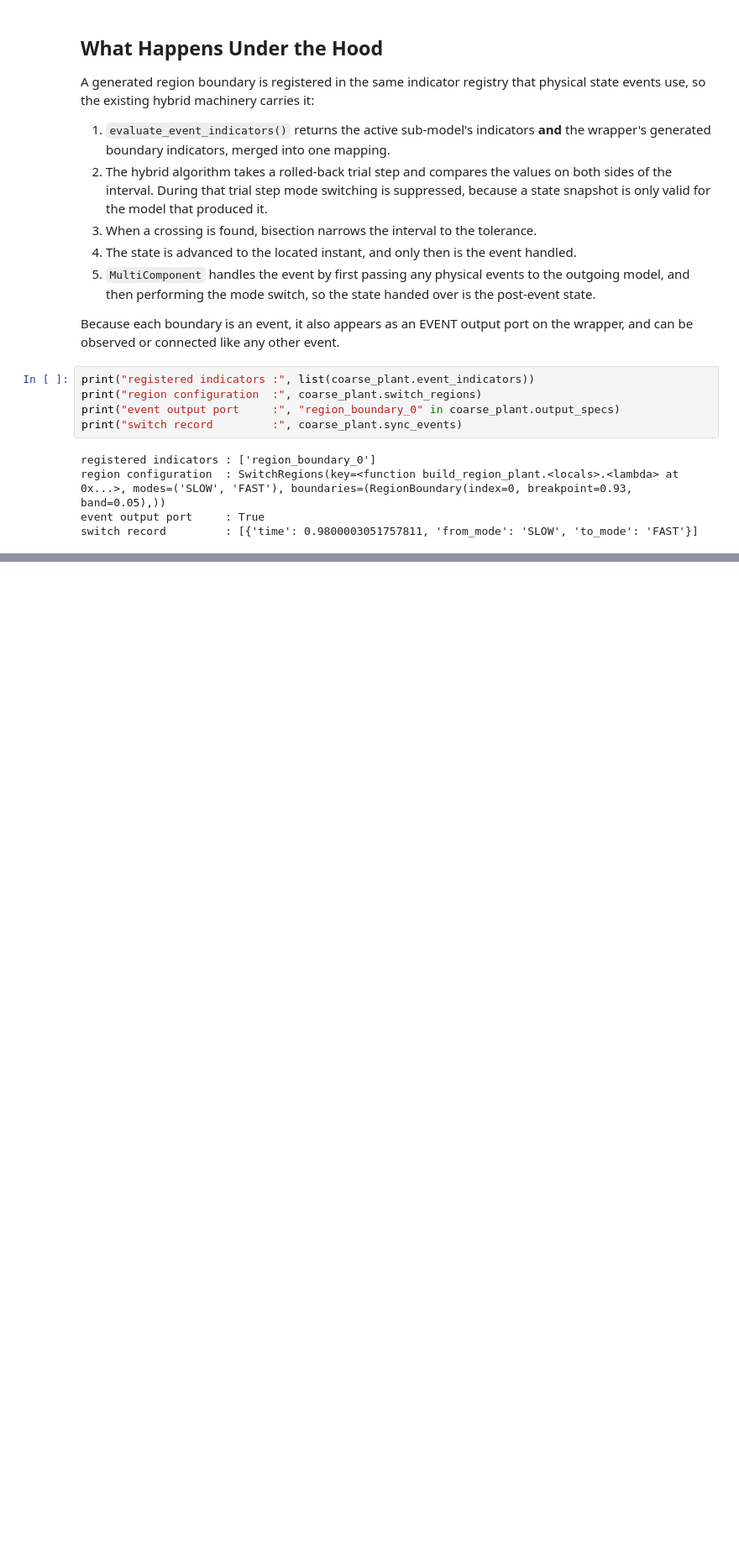
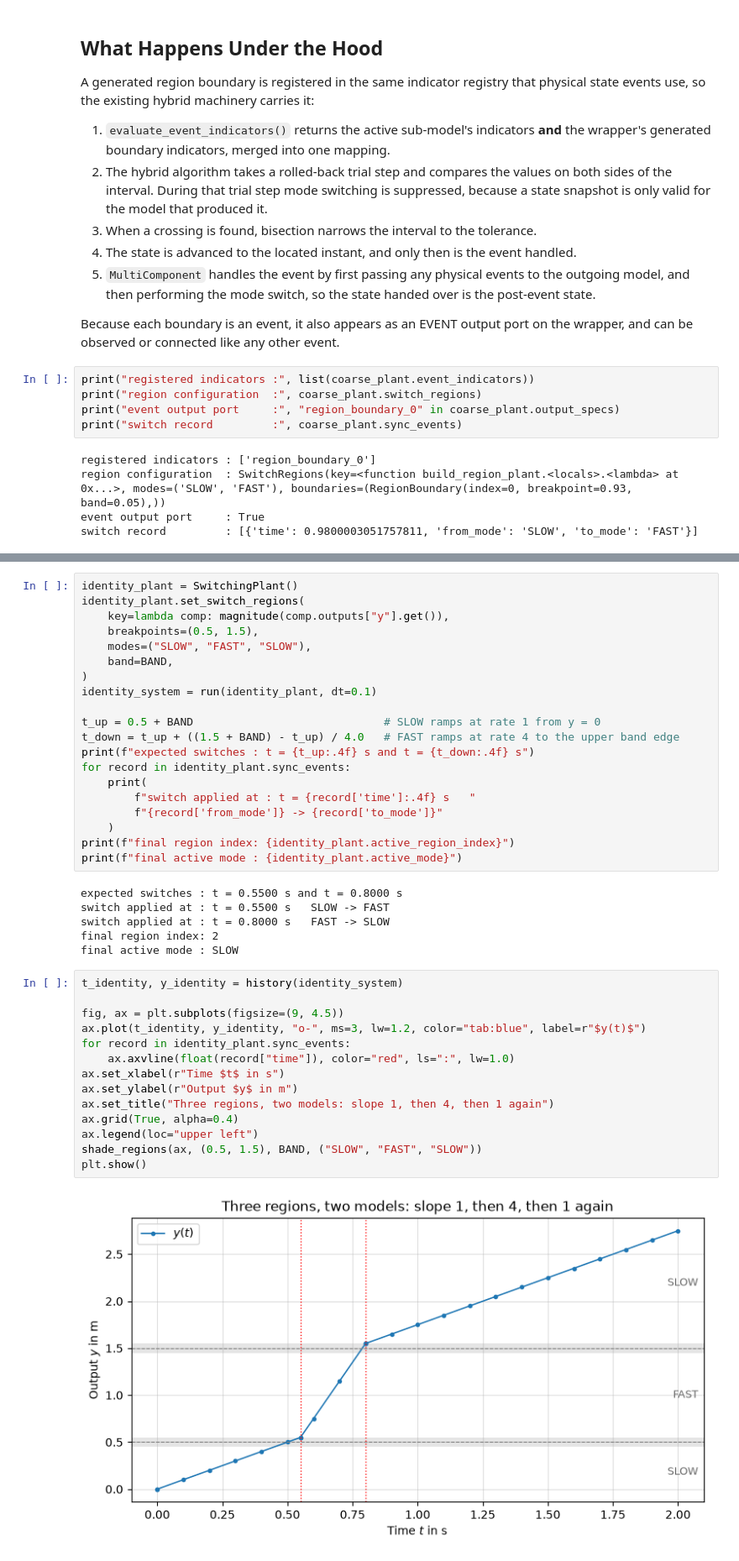
Before and after one commit to FlorianFrech/SystemSimulation, a Jupyter notebook: docs/03_core_tutorials/03_advanced/04_multi_component_switching.ipynb, the cells around one changed output, grey strips where cells are left out. Shown at 84% size. Saved outputs shown, nothing was run; the diff lists cells and outputs as text; blank space fills up the shorter version.

```diff
--- a/docs/03_core_tutorials/03_advanced/04_multi_component_switching.ipynb
+++ b/docs/03_core_tutorials/03_advanced/04_multi_component_switching.ipynb
@@ -290,0 +341,42 @@ switch record         : [{'time': 0.9800003051757811, 'from_mode': 'SLOW', 'to_m
+# %%
+identity_plant = SwitchingPlant()
+identity_plant.set_switch_regions(
+    key=lambda comp: magnitude(comp.outputs["y"].get()),
+    breakpoints=(0.5, 1.5),
+    modes=("SLOW", "FAST", "SLOW"),
+    band=BAND,
+)
+identity_system = run(identity_plant, dt=0.1)
+
+t_up = 0.5 + BAND                             # SLOW ramps at rate 1 from y = 0
+t_down = t_up + ((1.5 + BAND) - t_up) / 4.0   # FAST ramps at rate 4 to the upper band edge
+print(f"expected switches : t = {t_up:.4f} s and t = {t_down:.4f} s")
+for record in identity_plant.sync_events:
+    print(
+        f"switch applied at : t = {record['time']:.4f} s   "
+        f"{record['from_mode']} -> {record['to_mode']}"
+    )
+print(f"final region index: {identity_plant.active_region_index}")
+print(f"final active mode : {identity_plant.active_mode}")
+# %% [output]
+expected switches : t = 0.5500 s and t = 0.8000 s
+switch applied at : t = 0.5500 s   SLOW -> FAST
+switch applied at : t = 0.8000 s   FAST -> SLOW
+final region index: 2
+final active mode : SLOW
+# %%
+t_identity, y_identity = history(identity_system)
+
+fig, ax = plt.subplots(figsize=(9, 4.5))
+ax.plot(t_identity, y_identity, "o-", ms=3, lw=1.2, color="tab:blue", label=r"$y(t)$")
+for record in identity_plant.sync_events:
+    ax.axvline(float(record["time"]), color="red", ls=":", lw=1.0)
+ax.set_xlabel(r"Time $t$ in s")
+ax.set_ylabel(r"Output $y$ in m")
+ax.set_title("Three regions, two models: slope 1, then 4, then 1 again")
+ax.grid(True, alpha=0.4)
+ax.legend(loc="upper left")
+shade_regions(ax, (0.5, 1.5), BAND, ("SLOW", "FAST", "SLOW"))
+plt.show()
+# %% [output]
+[figure, added]
```
Also changed, not shown: parts of 10 cells of this notebook, 5 other files.
